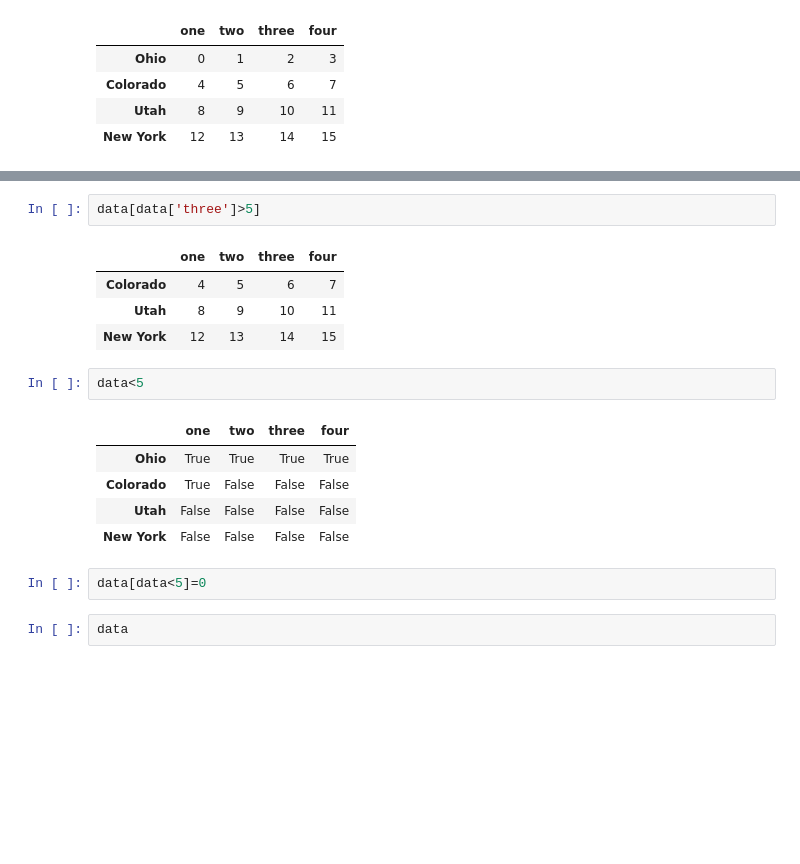
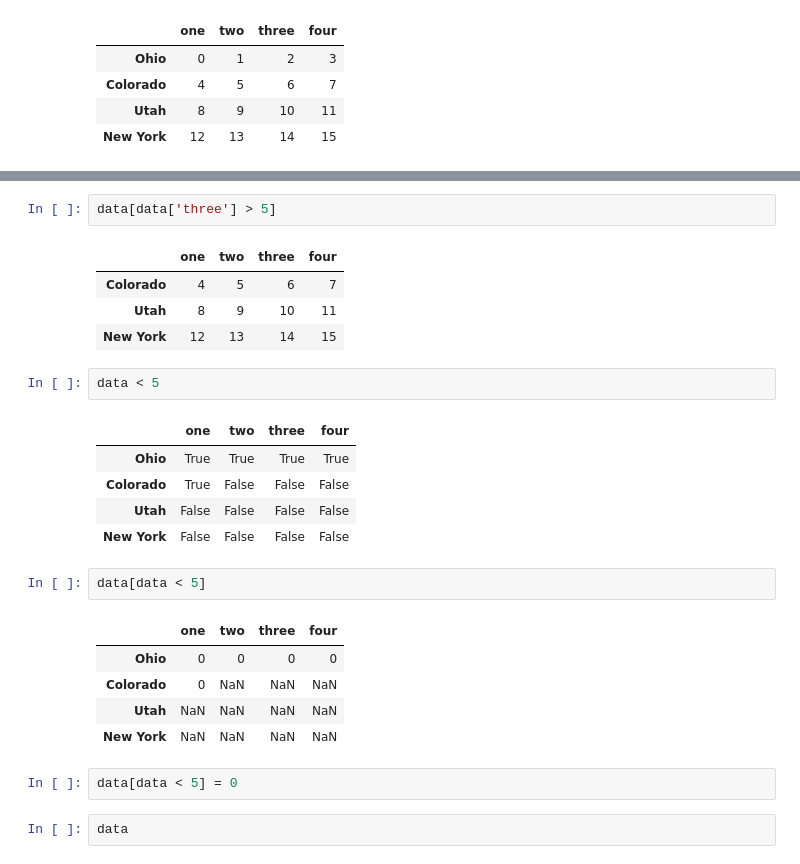
Before and after one commit to bluebibi/python-for-data-analysis, a Jupyter notebook: Getting Started with pandas (Ch.5).ipynb, the cells around one changed output, grey strips where cells are left out. Drawn from its saved outputs; the diff is of its cells as text; blank space fills up the shorter version.

```diff
--- a/Getting Started with pandas (Ch.5).ipynb
+++ b/Getting Started with pandas (Ch.5).ipynb
@@ -727,20 +773,28 @@ data[:2]
 # %%
-data[data['three']>5]
+data[data['three'] > 5]
 # %% [output]
 |  | one | two | three | four |
 | Colorado | 4 | 5 | 6 | 7 |
 | Utah | 8 | 9 | 10 | 11 |
 | New York | 12 | 13 | 14 | 15 |
 # %%
-data<5
+data < 5
 # %% [output]
 |  | one | two | three | four |
 | Ohio | True | True | True | True |
 | Colorado | True | False | False | False |
 | Utah | False | False | False | False |
 | New York | False | False | False | False |
+# %%
+data[data < 5]
+# %% [output]
+|  | one | two | three | four |
+| Ohio | 0 | 0 | 0 | 0 |
+| Colorado | 0 | NaN | NaN | NaN |
+| Utah | NaN | NaN | NaN | NaN |
+| New York | NaN | NaN | NaN | NaN |
 # %%
-data[data<5]=0
+data[data < 5] = 0
 # %%
 data
 # %% [output]
```
Also changed, not shown: parts of 15 cells of this notebook.
